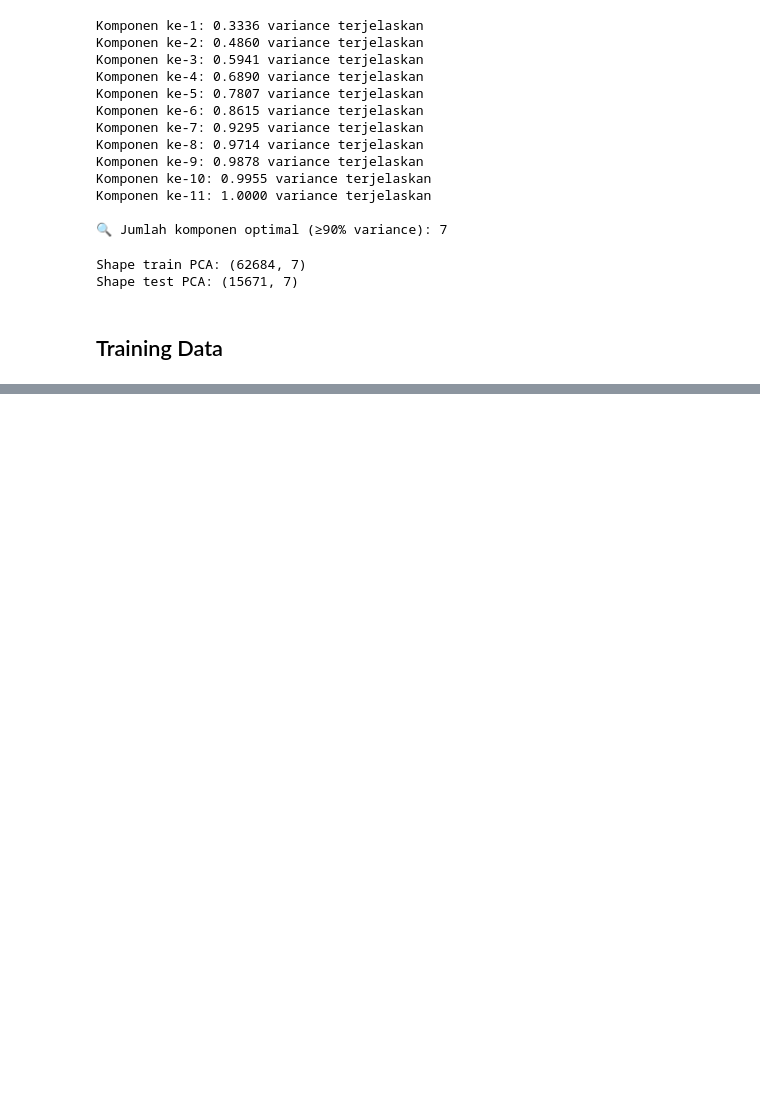
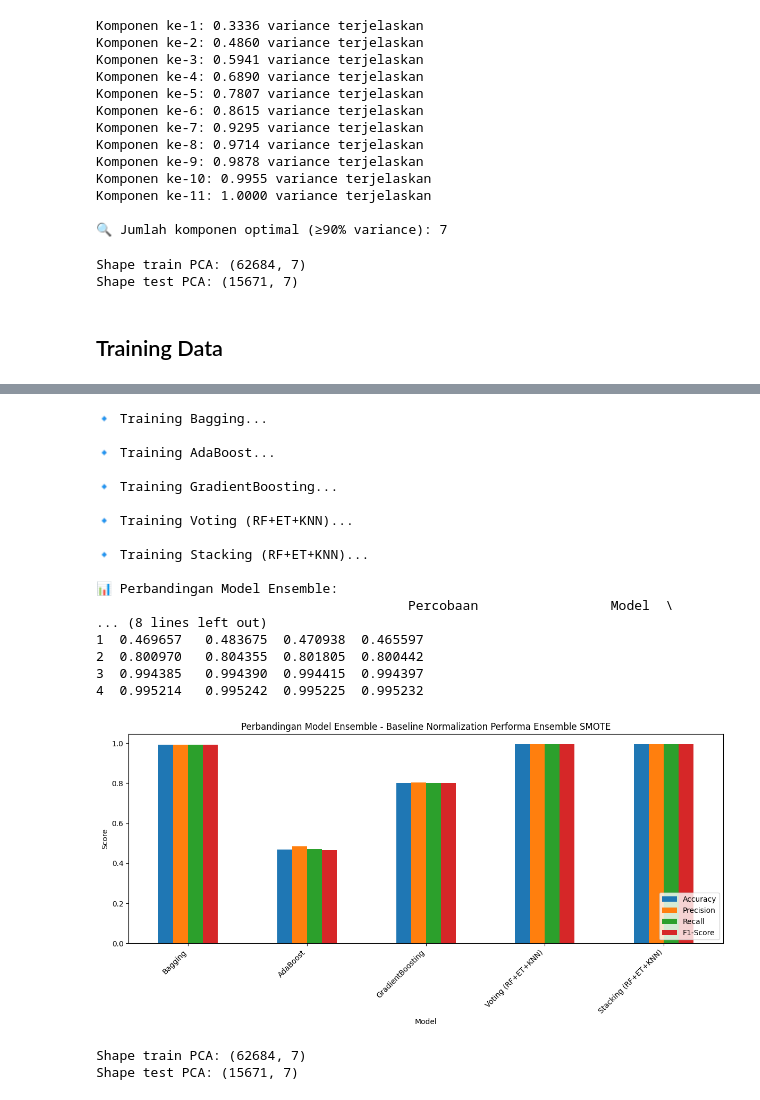
Before and after one commit to RyanGA09/DataMiningAirQuality, a Jupyter notebook: DataSmote/Ensemble/notebooksmote.ipynb, the cells around one changed output, grey strips where cells are left out. Cells and saved outputs as stored; diff of their text form; code cells hidden in the pictures; blank space fills up the shorter version.

Commit message:
percobaan ensemble

```diff
--- a/DataSmote/Ensemble/notebooksmote.ipynb
+++ b/DataSmote/Ensemble/notebooksmote.ipynb
@@ -352,0 +471,43 @@ Shape test PCA: (15671, 7)
+# %%
+# === Cara pakai ===
+df_results = evaluate_ensemble_models(
+    X_train_scaled, X_test_scaled, y_train, y_test,
+    percobaan="Baseline Normalization Performa Ensemble SMOTE",
+    output_file="hasil_ensemble.csv"
+)
+# %% [output]
+🔹 Training Bagging...
+
+🔹 Training AdaBoost...
+
+🔹 Training GradientBoosting...
+
+🔹 Training Voting (RF+ET+KNN)...
+
+🔹 Training Stacking (RF+ET+KNN)...
+
+📊 Perbandingan Model Ensemble:
+                                        Percobaan                 Model  \
+... (8 lines left out)
+1  0.469657   0.483675  0.470938  0.465597
+2  0.800970   0.804355  0.801805  0.800442
+3  0.994385   0.994390  0.994415  0.994397
+4  0.995214   0.995242  0.995225  0.995232
+[figure, added]
+# %%
+from sklearn.decomposition import PCA
+
+# Inisialisasi PCA dengan 7 komponen
+pca = PCA(n_components=7)
+
+# Fit hanya di data train
+X_train_pca = pca.fit_transform(X_train_scaled)
+
+# Transform data test pakai PCA yang sudah fit dari train
+X_test_pca = pca.transform(X_test_scaled)
+
+print("Shape train PCA:", X_train_pca.shape)
+print("Shape test PCA:", X_test_pca.shape)
+# %% [output]
+Shape train PCA: (62684, 7)
+Shape test PCA: (15671, 7)
```
Also changed, not shown: parts of 6 cells of this notebook, 12 other files.
